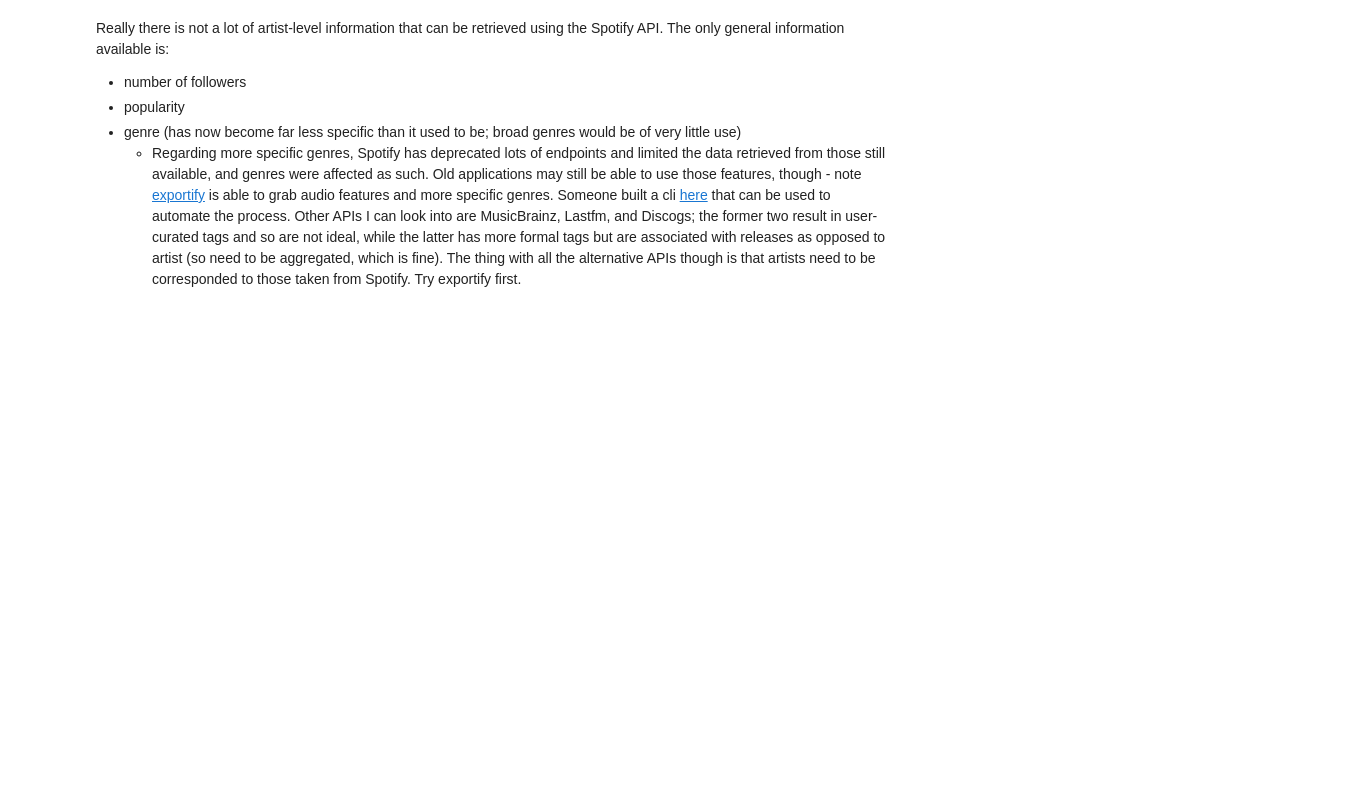
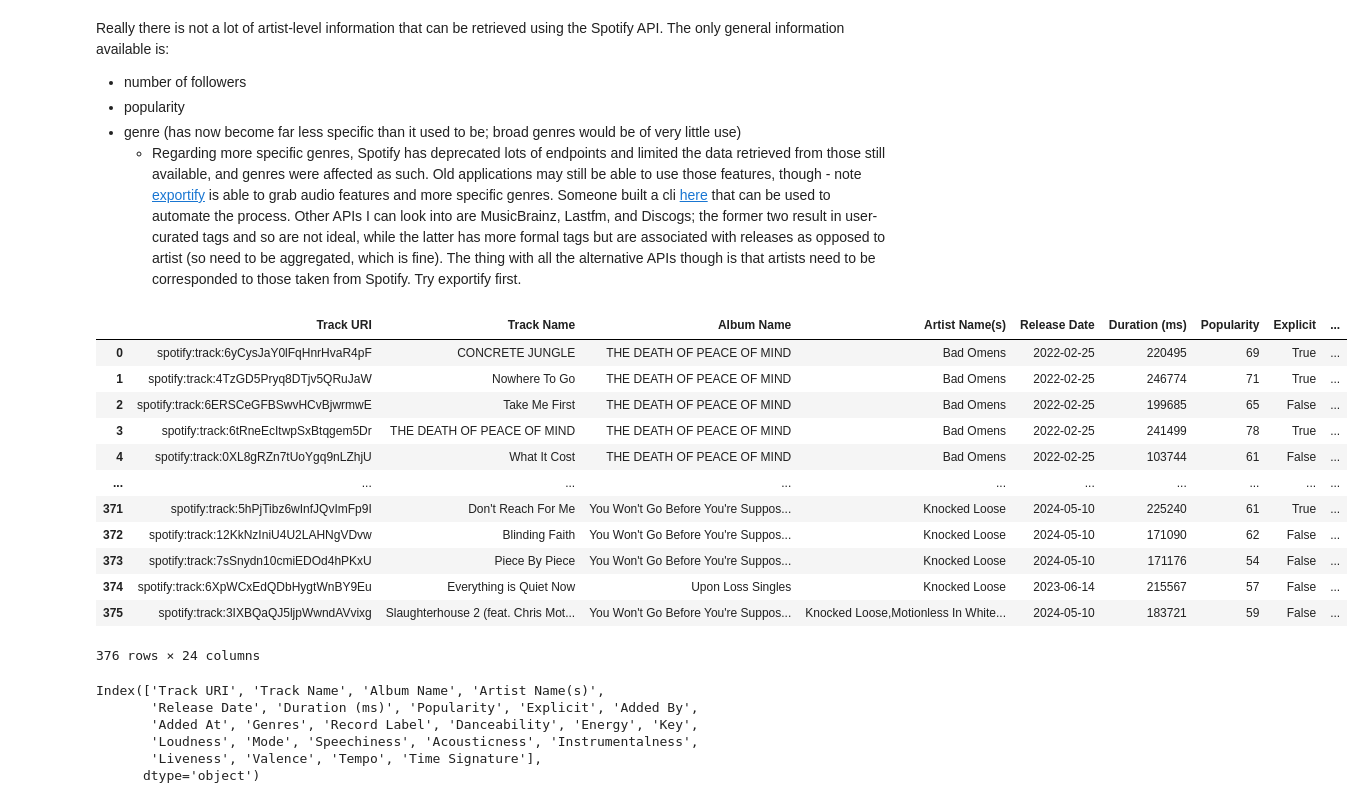
Before and after one commit to jasminex21/riffnet, a Jupyter notebook: prelim/00_feature_pull.ipynb, the cells around one changed output. Saved outputs shown, nothing was run; the diff lists cells and outputs as text; code cells hidden in the pictures; blank space fills up the shorter version.

```diff
--- a/prelim/00_feature_pull.ipynb
+++ b/prelim/00_feature_pull.ipynb
@@ -106,3 +106,29 @@ Really there is not a lot of artist-level information that can be retrieved usin
 * popularity
 * genre (has now become far less specific than it used to be; broad genres would be of very little use)
   * Regarding more specific genres, Spotify has deprecated lots of endpoints and limited the data retrieved from those still available, and genres were affected as such. Old applications may still be able to use those features, though - note [exportify](https://exportify.net/) is able to grab audio features and more specific genres. Someone built a cli [here](https://github.com/donmerendolo/exportify-cli) that can be used to automate the process. Other APIs I can look into are MusicBrainz, Lastfm, and Discogs; the former two result in user-curated tags and so are not ideal, while the latter has more formal tags but are associated with releases as opposed to artist (so need to be aggregated, which is fine). The thing with all the alternative APIs though is that artists need to be corresponded to those taken from Spotify. Try exportify first.
+# %%
+features = pd.read_csv("hardnheavy_exportify.csv")
+features
+# %% [output]
+|  | Track URI | Track Name | Album Name | Artist Name(s) | Release Date | Duration (ms) | Popularity | Explicit | ... |
+| 0 | spotify:track:6yCysJaY0lFqHnrHvaR4pF | CONCRETE JUNGLE | THE DEATH OF PEACE OF MIND | Bad Omens | 2022-02-25 | 220495 | 69 | True | ... |
+| 1 | spotify:track:4TzGD5Pryq8DTjv5QRuJaW | Nowhere To Go | THE DEATH OF PEACE OF MIND | Bad Omens | 2022-02-25 | 246774 | 71 | True | ... |
+| 2 | spotify:track:6ERSCeGFBSwvHCvBjwrmwE | Take Me First | THE DEATH OF PEACE OF MIND | Bad Omens | 2022-02-25 | 199685 | 65 | False | ... |
+| 3 | spotify:track:6tRneEcItwpSxBtqgem5Dr | THE DEATH OF PEACE OF MIND | THE DEATH OF PEACE OF MIND | Bad Omens | 2022-02-25 | 241499 | 78 | True | ... |
+| 4 | spotify:track:0XL8gRZn7tUoYgq9nLZhjU | What It Cost | THE DEATH OF PEACE OF MIND | Bad Omens | 2022-02-25 | 103744 | 61 | False | ... |
+| ... | ... | ... | ... | ... | ... | ... | ... | ... | ... |
+| 371 | spotify:track:5hPjTibz6wInfJQvImFp9I | Don't Reach For Me | You Won't Go Before You're Suppos... | Knocked Loose | 2024-05-10 | 225240 | 61 | True | ... |
+| 372 | spotify:track:12KkNzIniU4U2LAHNgVDvw | Blinding Faith | You Won't Go Before You're Suppos... | Knocked Loose | 2024-05-10 | 171090 | 62 | False | ... |
+| 373 | spotify:track:7sSnydn10cmiEDOd4hPKxU | Piece By Piece | You Won't Go Before You're Suppos... | Knocked Loose | 2024-05-10 | 171176 | 54 | False | ... |
+| 374 | spotify:track:6XpWCxEdQDbHygtWnBY9Eu | Everything is Quiet Now | Upon Loss Singles | Knocked Loose | 2023-06-14 | 215567 | 57 | False | ... |
+| 375 | spotify:track:3IXBQaQJ5ljpWwndAVvixg | Slaughterhouse 2 (feat. Chris Mot... | You Won't Go Before You're Suppos... | Knocked Loose,Motionless In White... | 2024-05-10 | 183721 | 59 | False | ... |
+376 rows × 24 columns
+# %%
+features.columns
+# %% [output]
+Index(['Track URI', 'Track Name', 'Album Name', 'Artist Name(s)',
+       'Release Date', 'Duration (ms)', 'Popularity', 'Explicit', 'Added By',
+       'Added At', 'Genres', 'Record Label', 'Danceability', 'Energy', 'Key',
+       'Loudness', 'Mode', 'Speechiness', 'Acousticness', 'Instrumentalness',
+       'Liveness', 'Valence', 'Tempo', 'Time Signature'],
+      dtype='object')
```
Also changed, not shown: parts of 7 cells of this notebook, 2 other files.
